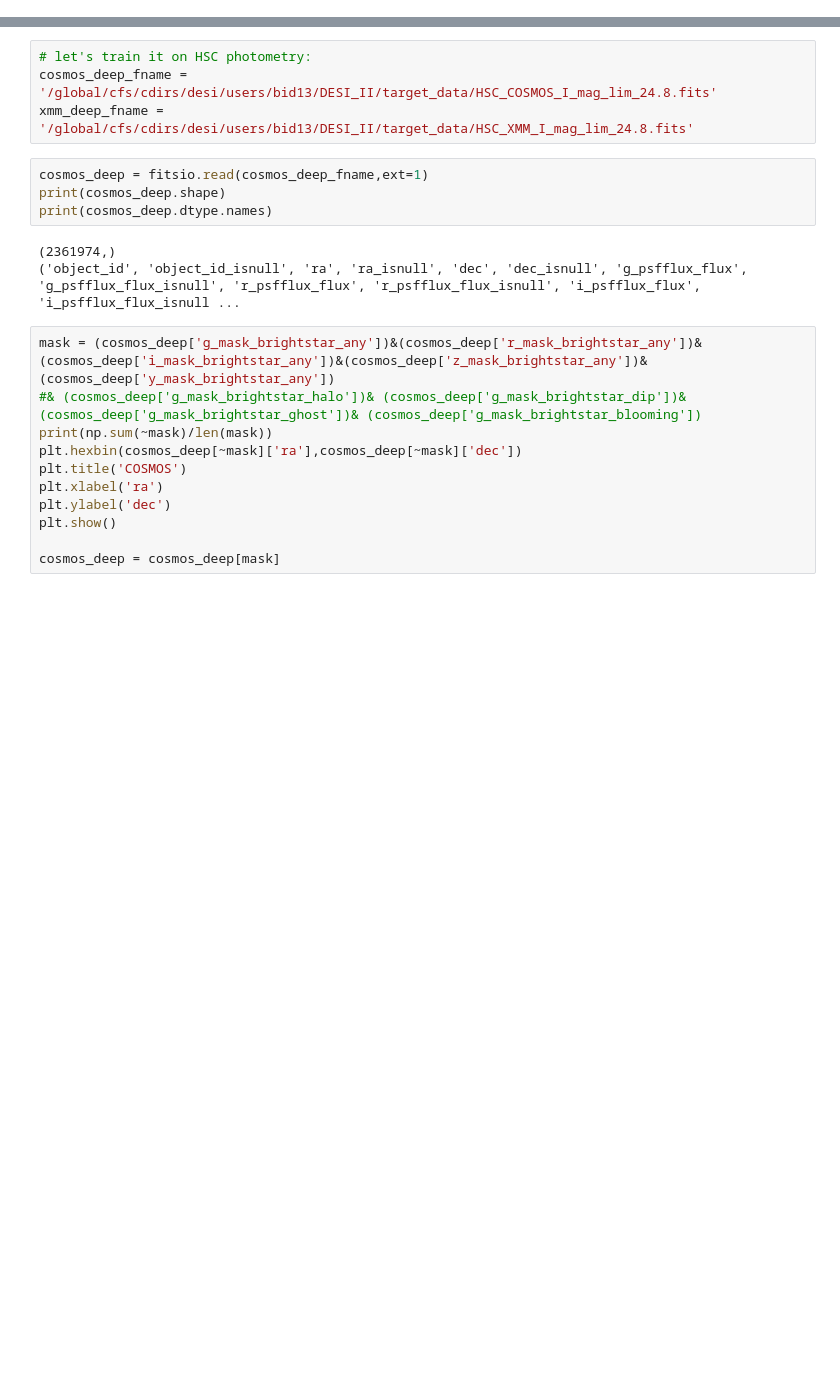
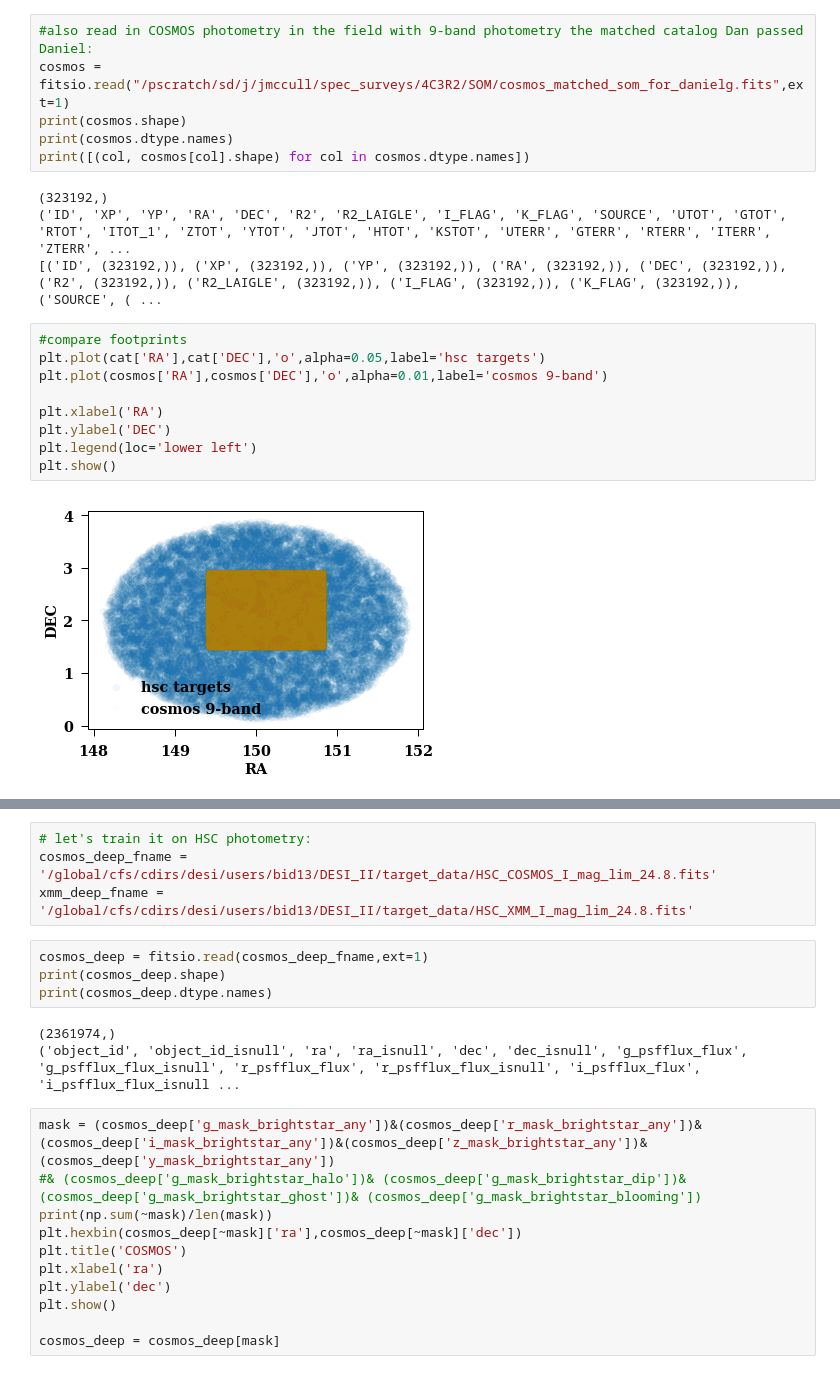
Before and after one commit to jmccull/desi_deep, a Jupyter notebook: SOM_cosmos.ipynb, the cells around one changed output, grey strips where cells are left out. Drawn from its saved outputs; the diff is of its cells as text; blank space fills up the shorter version.

```diff
--- a/SOM_cosmos.ipynb
+++ b/SOM_cosmos.ipynb
@@ -14,0 +66,21 @@ from sompz.som import *
+# %%
+#also read in COSMOS photometry in the field with 9-band photometry the matched catalog Dan passed Daniel:
+cosmos = fitsio.read("/pscratch/sd/j/jmccull/spec_surveys/4C3R2/SOM/cosmos_matched_som_for_danielg.fits",ext=1)
+print(cosmos.shape)
+print(cosmos.dtype.names)
+print([(col, cosmos[col].shape) for col in cosmos.dtype.names])
+# %% [output]
+(323192,)
+('ID', 'XP', 'YP', 'RA', 'DEC', 'R2', 'R2_LAIGLE', 'I_FLAG', 'K_FLAG', 'SOURCE', 'UTOT', 'GTOT', 'RTOT', 'ITOT_1', 'ZTOT', 'YTOT', 'JTOT', 'HTOT', 'KSTOT', 'UTERR', 'GTERR', 'RTERR', 'ITERR', 'ZTERR', ...
+[('ID', (323192,)), ('XP', (323192,)), ('YP', (323192,)), ('RA', (323192,)), ('DEC', (323192,)), ('R2', (323192,)), ('R2_LAIGLE', (323192,)), ('I_FLAG', (323192,)), ('K_FLAG', (323192,)), ('SOURCE', ( ...
+# %%
+#compare footprints
+plt.plot(cat['RA'],cat['DEC'],'o',alpha=0.05,label='hsc targets')
+plt.plot(cosmos['RA'],cosmos['DEC'],'o',alpha=0.01,label='cosmos 9-band')
+
+plt.xlabel('RA')
+plt.ylabel('DEC')
+plt.legend(loc='lower left')
+plt.show()
+# %% [output]
+[figure, added]
```
Also changed, not shown: parts of 20 cells of this notebook.
